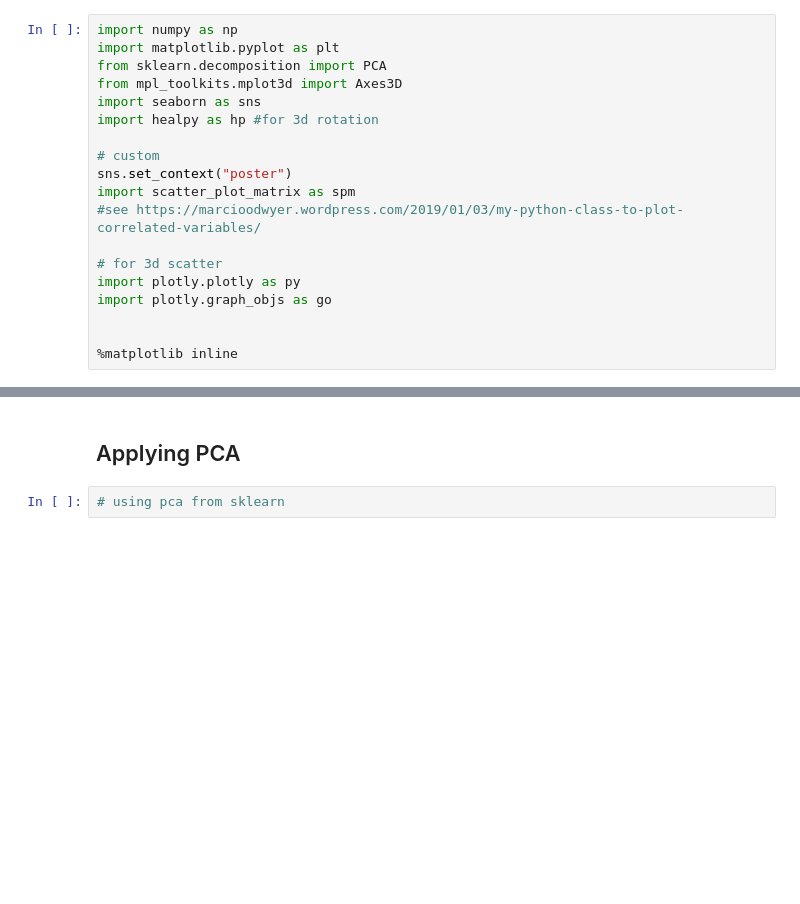
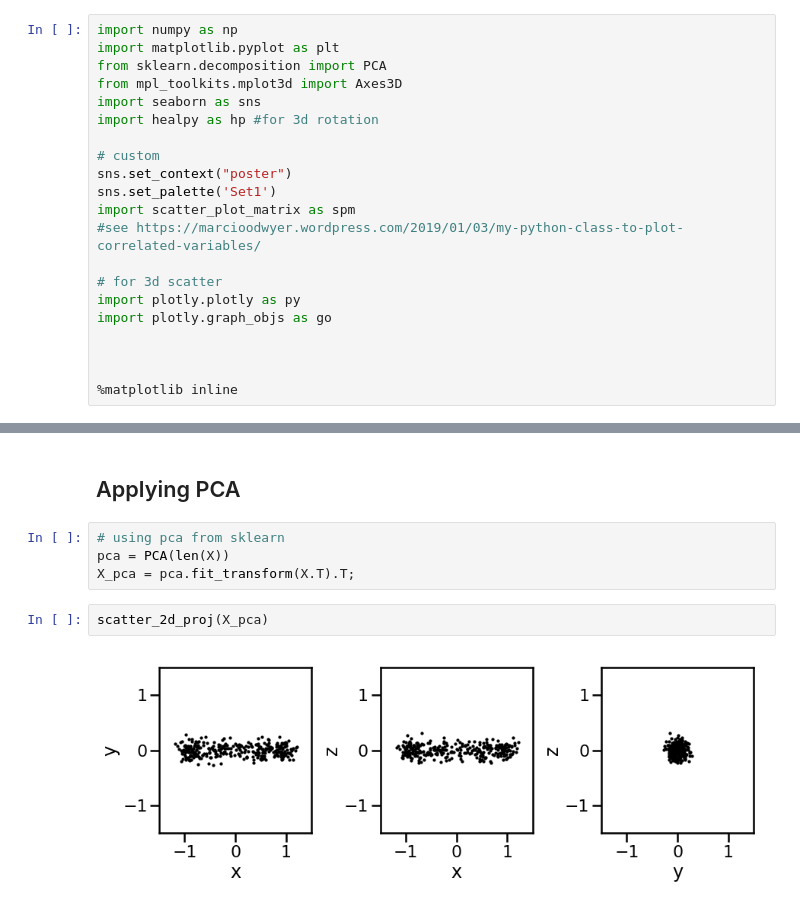
Before and after one commit to modw/pca-example, a Jupyter notebook: pca-example.ipynb, the cells around one changed output, grey strips where cells are left out. Saved outputs shown, nothing was run; the diff lists cells and outputs as text; blank space fills up the shorter version.

```diff
--- a/pca-example.ipynb
+++ b/pca-example.ipynb
@@ -10,6 +10,7 @@ import healpy as hp #for 3d rotation
 
 # custom
 sns.set_context("poster")
+sns.set_palette('Set1')
 import scatter_plot_matrix as spm
 #see https://marcioodwyer.wordpress.com/2019/01/03/my-python-class-to-plot-correlated-variables/
 
@@ -18,6 +19,7 @@ import plotly.plotly as py
 import plotly.graph_objs as go
 
 
+
 %matplotlib inline
 # %% [markdown]
 ## Functions to generate data and plot projections
@@ -205,3 +207,9 @@ fig, axes = stat_matrices(X, 'X')
 ## Applying PCA
 # %%
 # using pca from sklearn
+pca = PCA(len(X))
+X_pca = pca.fit_transform(X.T).T;
+# %%
+scatter_2d_proj(X_pca)
+# %% [output]
+[figure, added]
```
Also changed, not shown: parts of 3 cells of this notebook.
